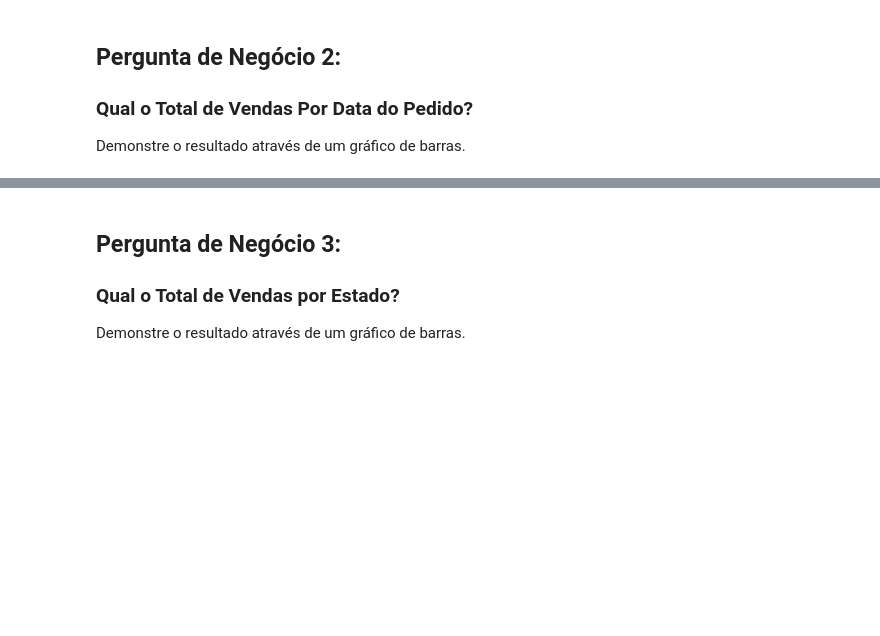
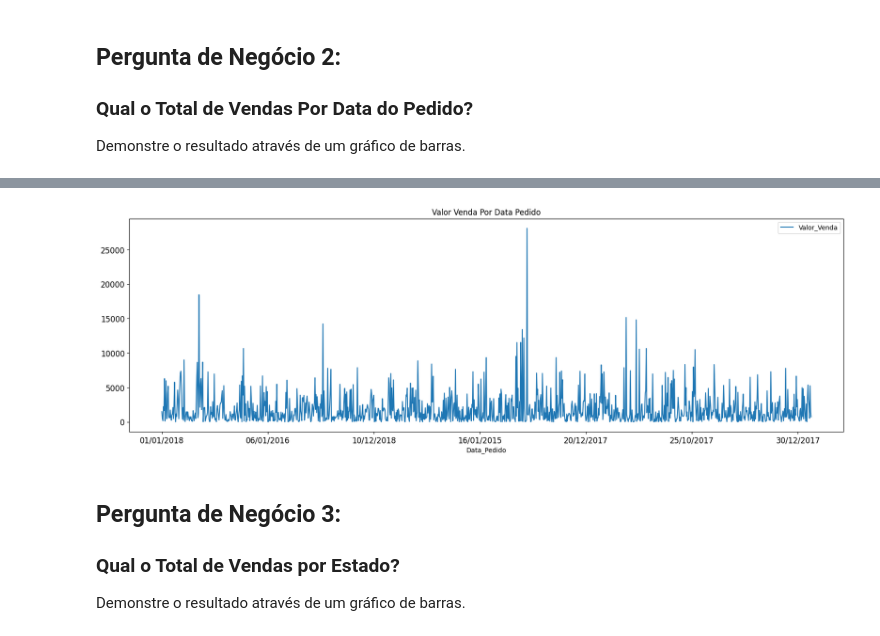
Before and after one commit to plajuan/DSA_Python, a Jupyter notebook: Cap13/Projeto2-Perguntas.ipynb, the cells around one changed output, grey strips where cells are left out. Cells and saved outputs as stored; diff of their text form; code cells hidden in the pictures; blank space fills up the shorter version.

```diff
--- a/Cap13/Projeto2-Perguntas.ipynb
+++ b/Cap13/Projeto2-Perguntas.ipynb
@@ -129,3 +134,6 @@ df_dsa.head()
 ### Qual o Total de Vendas Por Data do Pedido?
 
 Demonstre o resultado através de um gráfico de barras.
+# %%
+df_Total_de_Vendas_Por_Data_do_Pedido = df_dsa.groupby(by='Data_Pedido')['Valor_Venda'].sum()
+df_Total_de_Vendas_Por_Data_do_Pedido.head()
@@ -132,3 +148,10 @@ Demonstre o resultado através de um gráfico de barras.
+# %%
+#First attempt
+#ax = df_Total_de_Vendas_Por_Data_do_Pedido.plot(kind='bar', title ="Valor Venda", figsize=(20, 6), legend=True, fontsize=12)
+ax = df_Total_de_Vendas_Por_Data_do_Pedido.plot(x='Data_Pedido', y='Valor_Venda', title ="Valor Venda Por Data Pedido", figsize=(20, 6), legend=True, fontsize=12)
+plt.show()
+# %% [output]
+[figure, added]
 # %% [markdown]
 ## Pergunta de Negócio 3:
 
```
Also changed, not shown: parts of 16 cells of this notebook.
